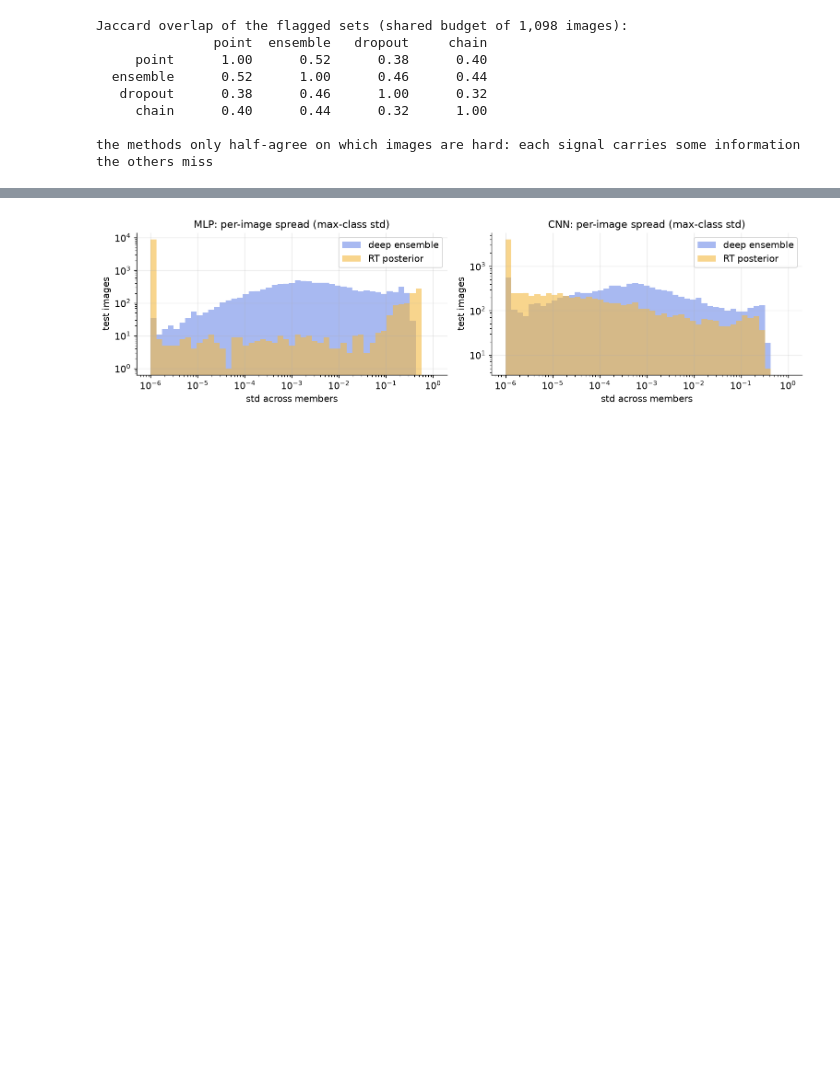
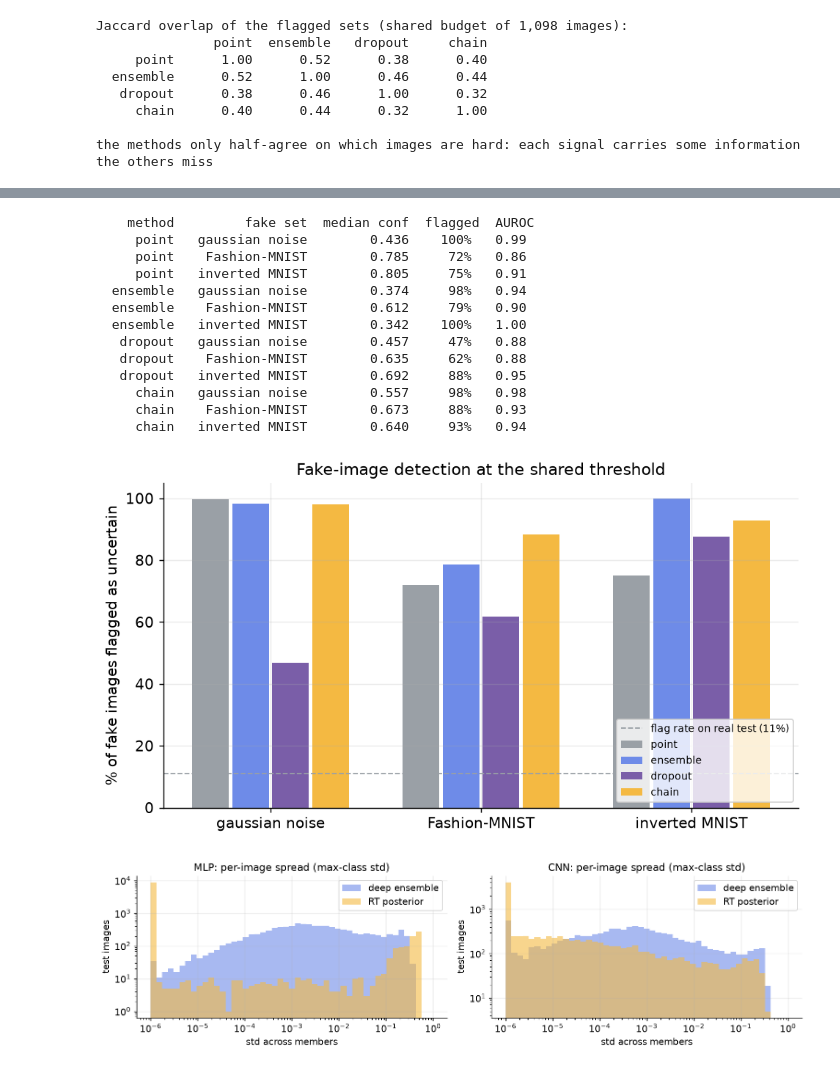
Before and after one commit to YasirAlsugair/ray-tracing-sampler-experiments, a Jupyter notebook: exp6_mnist_posterior.ipynb, the cells around one changed output, grey strips where cells are left out. Cells and saved outputs as stored; diff of their text form; code cells hidden in the pictures; blank space fills up the shorter version.

Commit message:
Add the fake-image test: who stays confident on garbage and whose uncertainty flags it

```diff
--- a/exp6_mnist_posterior.ipynb
+++ b/exp6_mnist_posterior.ipynb
@@ -1067,3 +1071,54 @@ the methods only half-agree on which images are hard: each signal carries some i
+# %%
+fake_results_file = TABLE_DIR / "exp6_fake_images.npz"
+if fake_results_file.exists():
+    fake_archive = np.load(fake_results_file)
+    fake_methods = [str(m) for m in fake_archive["methods"]]
+    fake_sets = [str(s) for s in fake_archive["sets"]]
+    flag_rates = fake_archive["flag_rates"]
+    aurocs = fake_archive["aurocs"]
+    fake_medians = fake_archive["medians"]
+
+    print(f"{'method':>10} {'fake set':>16} {'median conf':>12} "
+          f"{'flagged':>8} {'AUROC':>6}")
+    for i, method in enumerate(fake_methods):
+        for j, set_name in enumerate(fake_sets):
+            print(f"{method:>10} {set_name:>16} {fake_medians[i, j]:>12.3f} "
+                  f"{flag_rates[i, j]:>7.0%} {aurocs[i, j]:>6.2f}")
+
+    method_colors = {"point": GREY, "ensemble": BLUE,
+                     "dropout": "#7A5EA8", "chain": RT}
+    positions = np.arange(len(fake_sets))
+    width = 0.19
+    figure, axis = plt.subplots(figsize=(7.6, 4.2))
+    for i, method in enumerate(fake_methods):
+        axis.bar(positions + (i - 1.5) * width, 100 * flag_rates[i],
+                 width * 0.92, color=method_colors[method], label=method)
+    axis.axhline(11, color=GREY, ls="--", lw=1,
+                 label="flag rate on real test (11%)")
+    axis.set_xticks(positions)
+    axis.set_xticklabels(fake_sets)
+    axis.set_ylabel("% of fake images flagged as uncertain")
+    axis.set_title("Fake-image detection at the shared threshold")
+    axis.legend(fontsize=8, loc="lower right")
+    plt.tight_layout()
+    plt.show()
+else:
+    print("run experiments/exp6_fake_images.py first")
+# %% [output]
+    method         fake set  median conf  flagged  AUROC
+     point   gaussian noise        0.436    100%   0.99
+     point    Fashion-MNIST        0.785     72%   0.86
+     point   inverted MNIST        0.805     75%   0.91
+  ensemble   gaussian noise        0.374     98%   0.94
+  ensemble    Fashion-MNIST        0.612     79%   0.90
+  ensemble   inverted MNIST        0.342    100%   1.00
+   dropout   gaussian noise        0.457     47%   0.88
+   dropout    Fashion-MNIST        0.635     62%   0.88
+   dropout   inverted MNIST        0.692     88%   0.95
+     chain   gaussian noise        0.557     98%   0.98
+     chain    Fashion-MNIST        0.673     88%   0.93
+     chain   inverted MNIST        0.640     93%   0.94
+[figure, added]
 # %%
 if chains:
     figure, axes = plt.subplots(1, len(chains), figsize=(6 * len(chains), 3.4))
```
Also changed, not shown: parts of 2 cells of this notebook, 14 other files.
